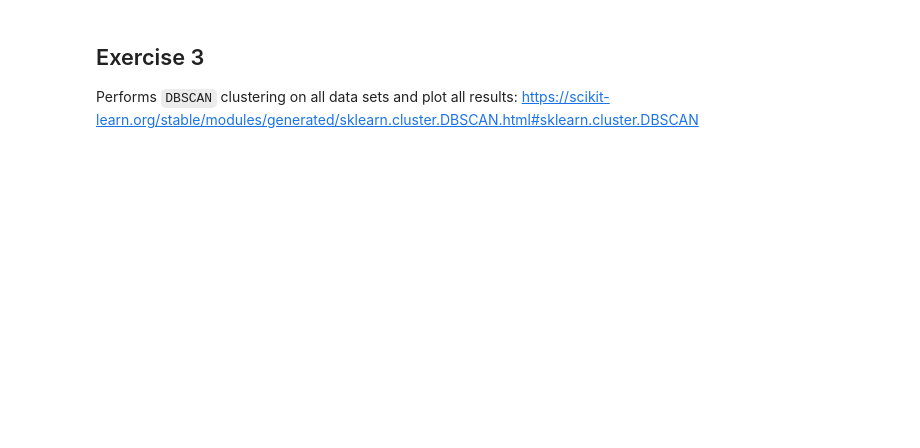
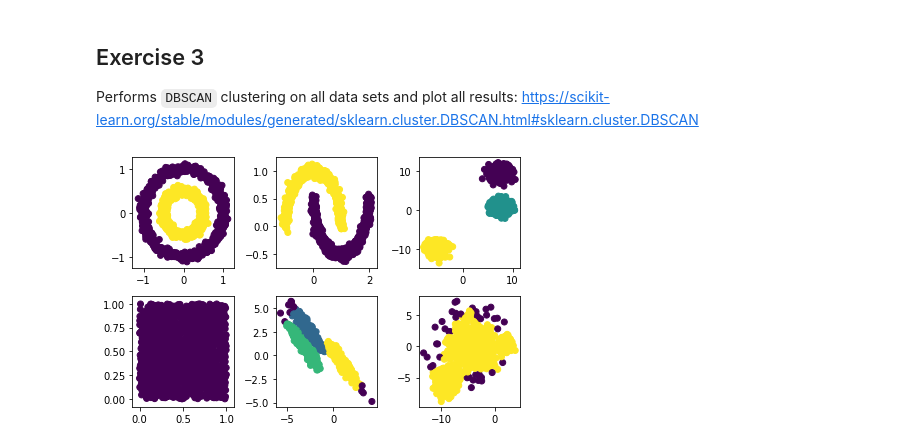
Before and after one commit to Fabian9604/DataScience21, a Jupyter notebook: Block_4/Assignments/Clustering_I.ipynb, the cells around one changed output. Saved outputs shown, nothing was run; the diff lists cells and outputs as text; code cells hidden in the pictures; blank space fills up the shorter version.

````diff
--- a/Block_4/Assignments/Clustering_I.ipynb
+++ b/Block_4/Assignments/Clustering_I.ipynb
@@ -95,3 +90,19 @@ TypeError: float() argument must be a string or a number, not 'KMeans'
 # %% [markdown]
 ## Exercise 3
 Performs ```DBSCAN``` clustering on all data sets and plot all results: https://scikit-learn.org/stable/modules/generated/sklearn.cluster.DBSCAN.html#sklearn.cluster.DBSCAN
+# %%
+nrows = 2
+ncols = 3
+
+
+fig, axes = plt.subplots(nrows = nrows ,ncols = ncols)
+ds = [A,B,C,D,E,F]
+eps = [0.2,0.2,1.5,1,0.35,0.8]
+
+for i in range(nrows):
+    for j in range(ncols):
+        K_M = cluster.DBSCAN(eps=eps[ncols*i+j]).fit(ds[ncols*i+j])
+        axes[i,j].scatter(ds[ncols*i+j][:,0],ds[ncols*i+j][:,1],c = K_M.labels_)
+fig.tight_layout()
+# %% [output]
+[figure, added]
````
Also changed, not shown: parts of 5 cells of this notebook.
